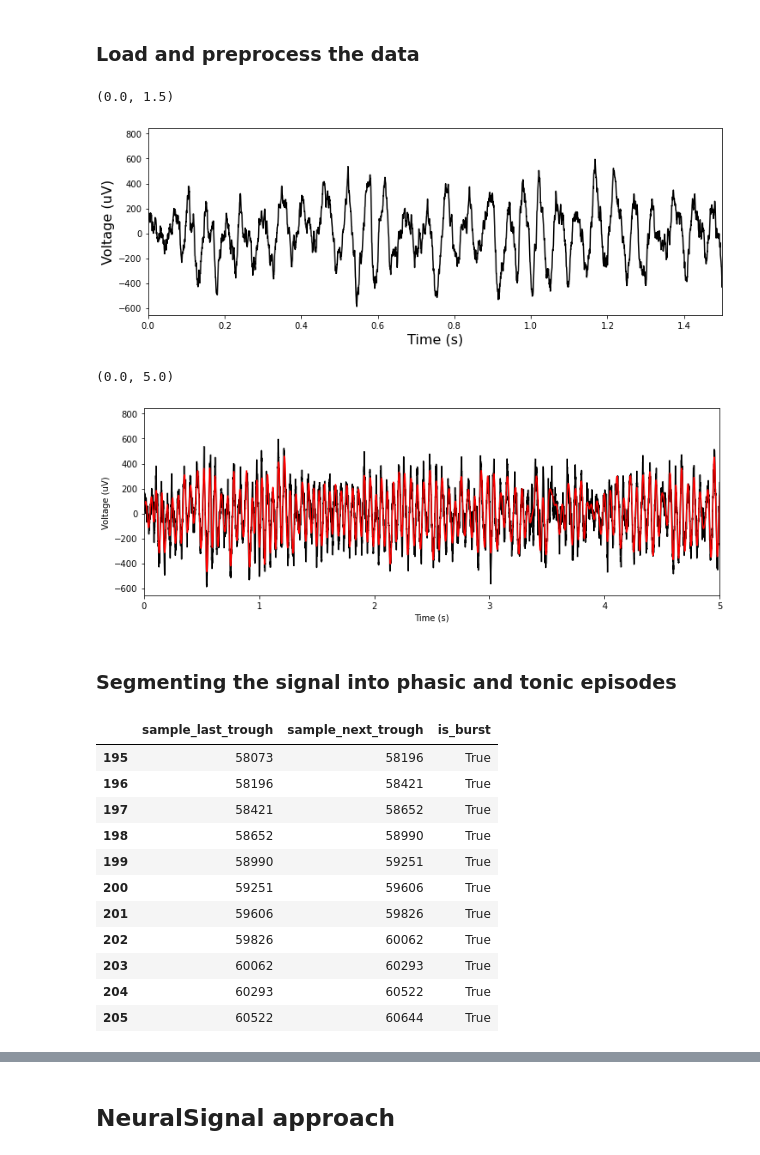
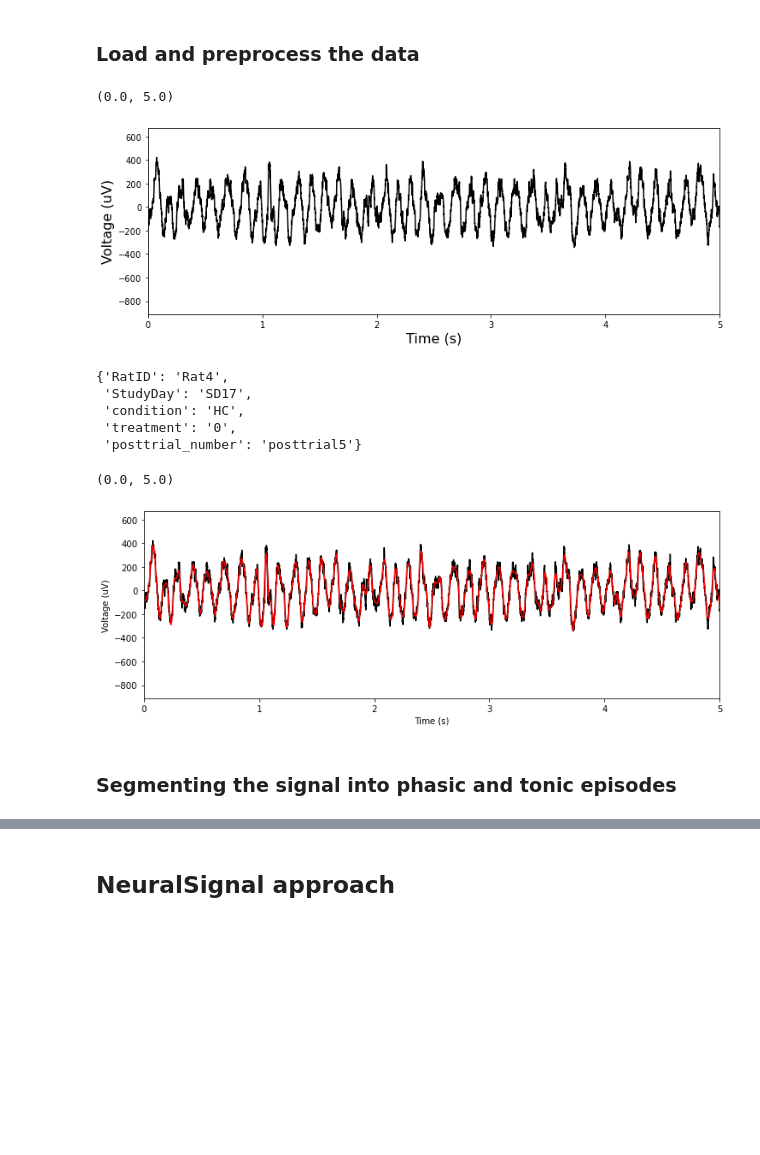
Before and after one commit to 8Nero/phasic_tonic, a Jupyter notebook: notebooks/reports/bycycle_phasic_tonic.ipynb, the cells around one changed output, grey strips where cells are left out. Cells and saved outputs as stored; diff of their text form; code cells hidden in the pictures; blank space fills up the shorter version.

```diff
--- a/notebooks/reports/bycycle_phasic_tonic.ipynb
+++ b/notebooks/reports/bycycle_phasic_tonic.ipynb
@@ -43,20 +43,28 @@ We use the cycle-by-cycle approach to identify phasic and tonic REM sleep substa
 # %% [markdown]
 ### Load and preprocess the data
 # %%
-remData = remFolder[4]
+remData = remFolder[13]
 arrays = remData["data"]
 
-sig = arrays[0]
+sig = arrays[3]
 
 times = np.arange(0, len(sig)/fs, 1 / fs)
 plt.figure(figsize=(12,4))
 plt.xlabel('Time (s)', fontsize=16)
 plt.ylabel('Voltage (uV)', fontsize=16)
 plt.plot(times, sig, color='k', label='raw')
-plt.xlim(0, 1.5)
+plt.xlim(0, 5)
 # %% [output]
-(0.0, 1.5)
+(0.0, 5.0)
-[figure, old version]
+[figure, new version]
+# %%
+remFolder[13]["metadata"]
+# %% [output]
+{'RatID': 'Rat4',
+ 'StudyDay': 'SD17',
+ 'condition': 'HC',
+ 'treatment': '0',
+ 'posttrial_number': 'posttrial5'}
 # %%
 # Apply a Lowpass filter
 from neurodsp.filt import filter_signal
@@ -70,7 +78,7 @@ plt.plot(times, sig_low, color='r', label='lowpass')
 plt.xlim(0, 5)
 # %% [output]
 (0.0, 5.0)
-[figure, old version]
+[figure, new version]
 # %% [markdown]
 ### Segmenting the signal into phasic and tonic episodes
 # %%
@@ -86,15 +91,0 @@ tonic_df = df[df["is_burst"] == False]
-# %%
-phasic_df
-# %% [output]
-|  | sample_last_trough | sample_next_trough | is_burst |
-| 195 | 58073 | 58196 | True |
-| 196 | 58196 | 58421 | True |
-| 197 | 58421 | 58652 | True |
-| 198 | 58652 | 58990 | True |
-| 199 | 58990 | 59251 | True |
-| 200 | 59251 | 59606 | True |
-| 201 | 59606 | 59826 | True |
-| 202 | 59826 | 60062 | True |
-| 203 | 60062 | 60293 | True |
-| 204 | 60293 | 60522 | True |
-| 205 | 60522 | 60644 | True |
```
Also changed, not shown: parts of 11 cells of this notebook, 3 other files.
